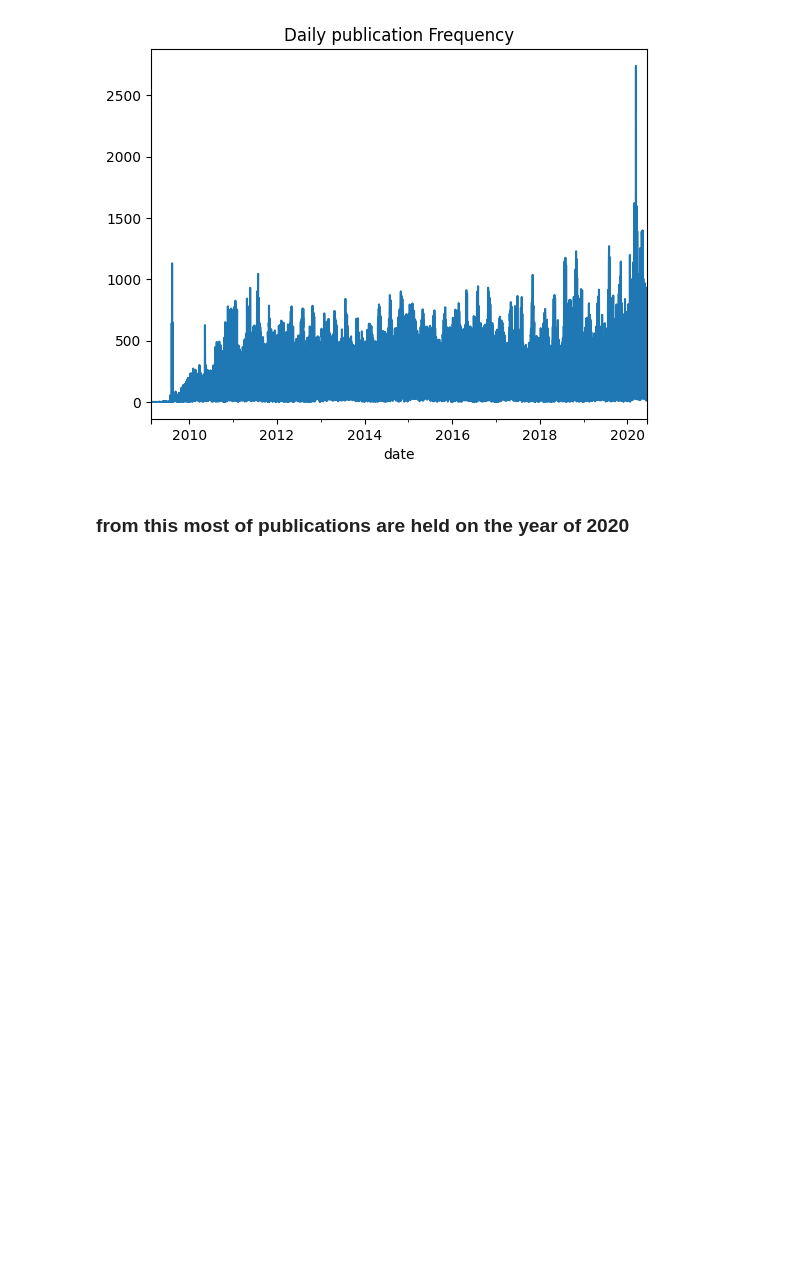
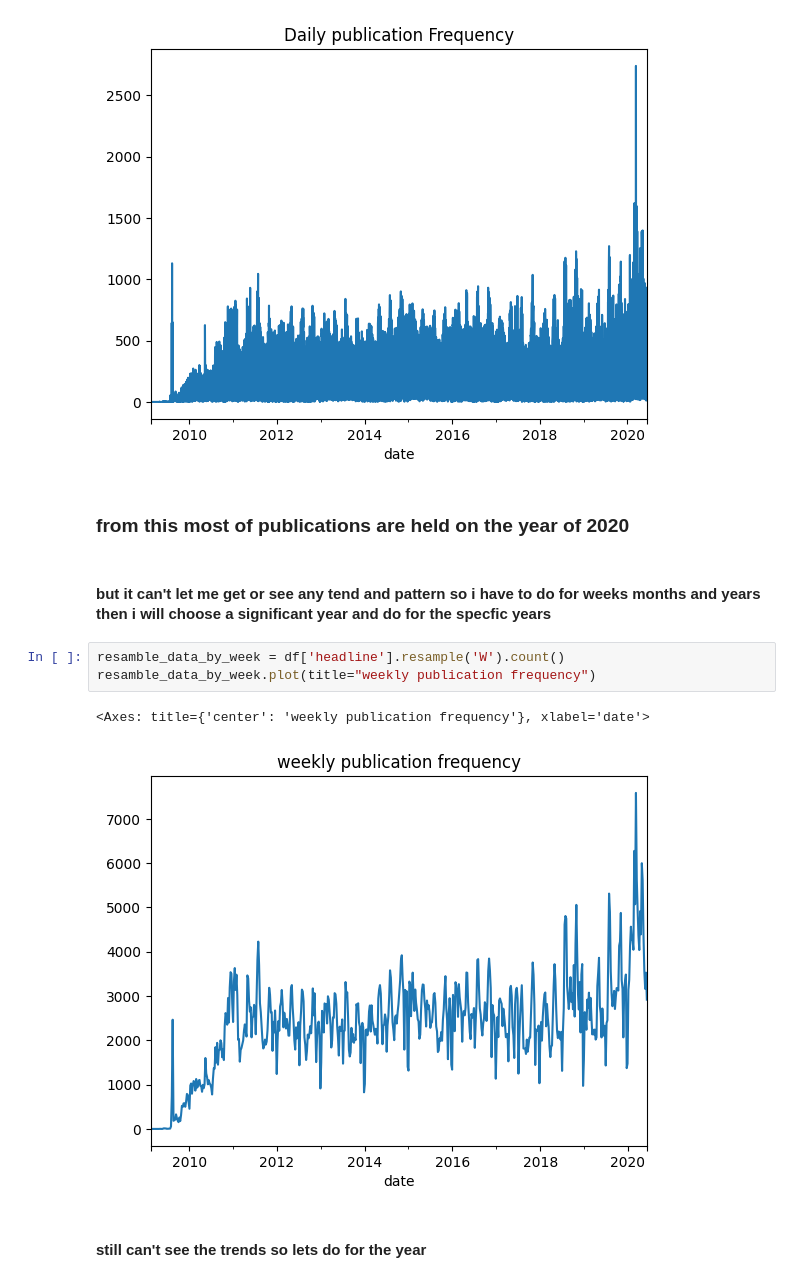
Before and after one commit to Bereket-07/Financial-News-Sentiment-and-Stock-Market-Analysis, a Jupyter notebook: notebooks/__init__.ipynb, the cells around one changed output. Cells and saved outputs as stored; diff of their text form; blank space fills up the shorter version.

Commit message:
some steps on finding trends of the publication

```diff
--- a/notebooks/__init__.ipynb
+++ b/notebooks/__init__.ipynb
@@ -112,3 +139,13 @@ resample_data_by_day.plot(title="Daily publication Frequency")
 [figure]
 # %% [markdown]
 ### from this most of publications are held on the year of 2020
+# %% [markdown]
+#### but it can't let me get or see any tend and pattern so i have to do for weeks months and years then i will choose a significant year and do for the specfic years
+# %%
+resamble_data_by_week = df['headline'].resample('W').count()
+resamble_data_by_week.plot(title="weekly publication frequency")
+# %% [output]
+<Axes: title={'center': 'weekly publication frequency'}, xlabel='date'>
+[figure, added]
+# %% [markdown]
+#### still can't see the trends so lets do for the year
```
Also changed, not shown: parts of 12 cells of this notebook.
